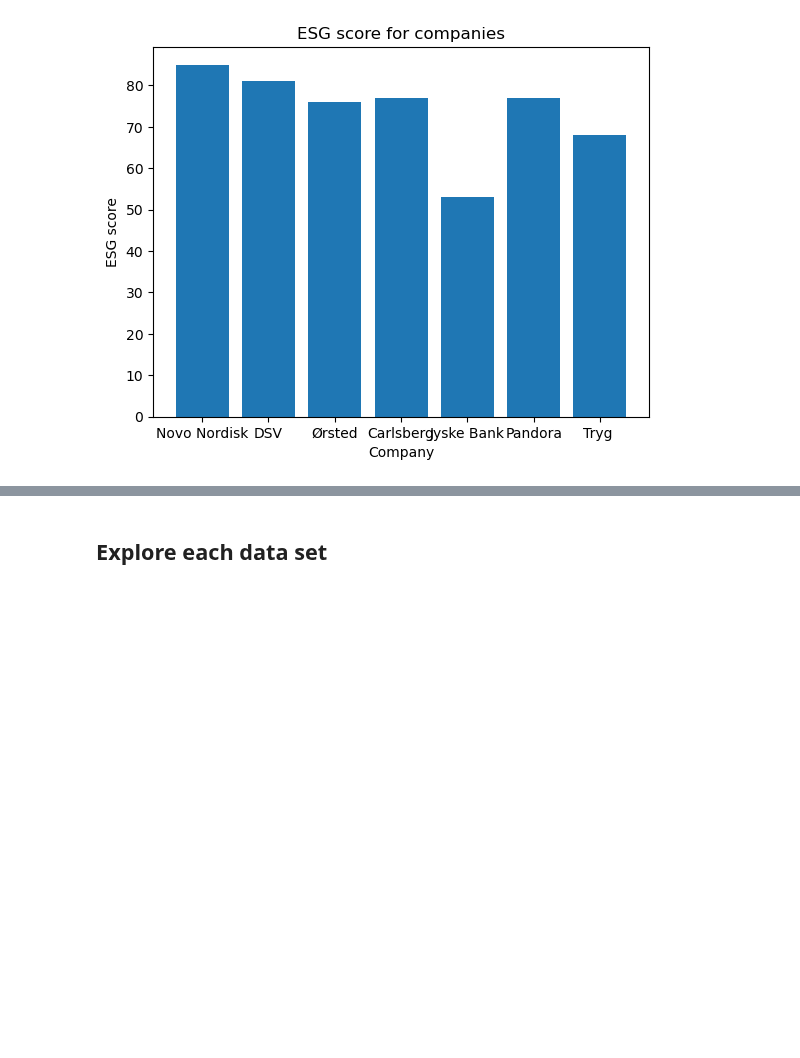
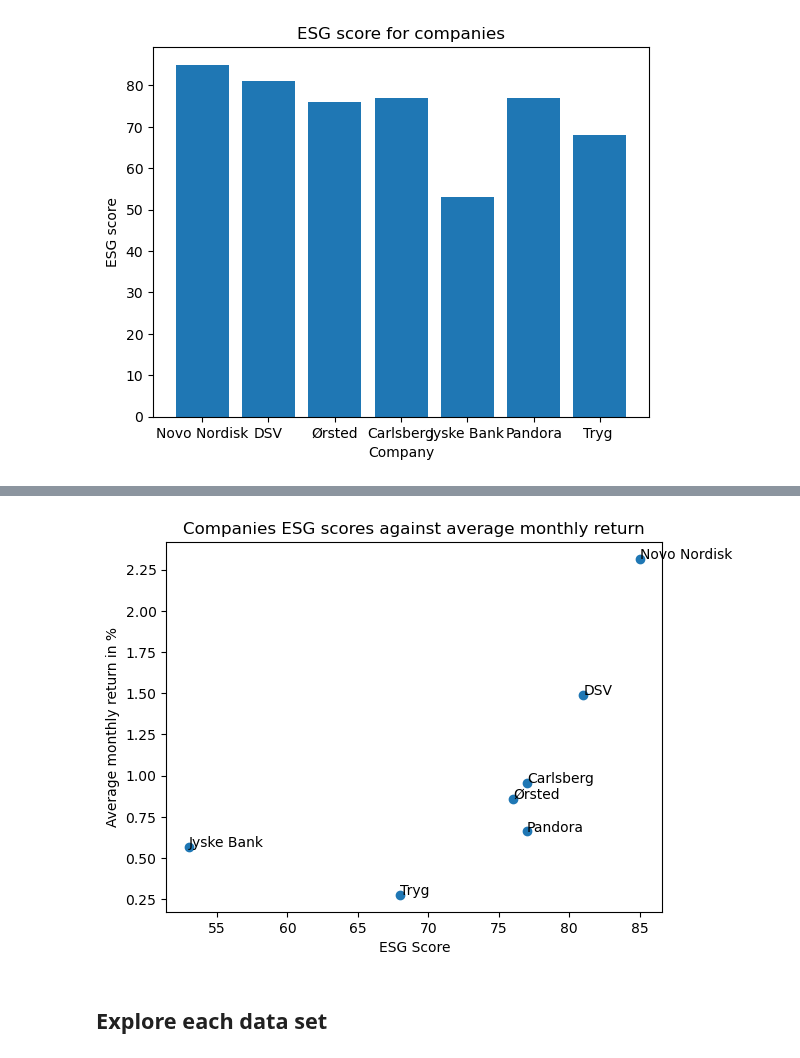
Before and after one commit to NumEconCopenhagen/projects-2023-mmj, a Jupyter notebook: dataproject/dataproject.ipynb, the cells around one changed output, grey strips where cells are left out. Drawn from its saved outputs; the diff is of its cells as text; code cells hidden in the pictures; blank space fills up the shorter version.

```diff
--- a/dataproject/dataproject.ipynb
+++ b/dataproject/dataproject.ipynb
@@ -64,0 +124,14 @@ KeyError: 'Orsted'
+# %%
+# Read the data
+df1 = pd.read_csv('Monthly prices.csv', delimiter=';')
+
+# Compute log prices for each company
+log_prices = np.log(df1[['Novo Nordisk', 'DSV', 'Orsted', 'Carlsberg', 'Jyske Bank', 'Pandora', 'Tryg']])
+
+# Compute the log diff prices
+log_diff_prices = log_prices.diff()
+
+# Compute the average of the log diff prices
+avg_log_diff_prices = log_diff_prices.mean()*100
+
+print(avg_log_diff_prices)
@@ -65,3 +147,14 @@ KeyError: 'Orsted'
+# %%
+plt.scatter(df['ESG Score'], avg_log_diff_prices)
+for i, txt in enumerate(df['Companies']):
+    plt.annotate(txt, (df['ESG Score'][i], avg_log_diff_prices[i]))
+plt.xlabel('ESG Score')
+plt.ylabel('Average monthly return in %')
+plt.title('Companies ESG scores against average monthly return')
+
+plt.show()
+# %% [output]
+[figure, added]
 # %% [markdown]
 ## Explore each data set
 # %% [markdown]
```
Also changed, not shown: parts of 3 cells of this notebook.
